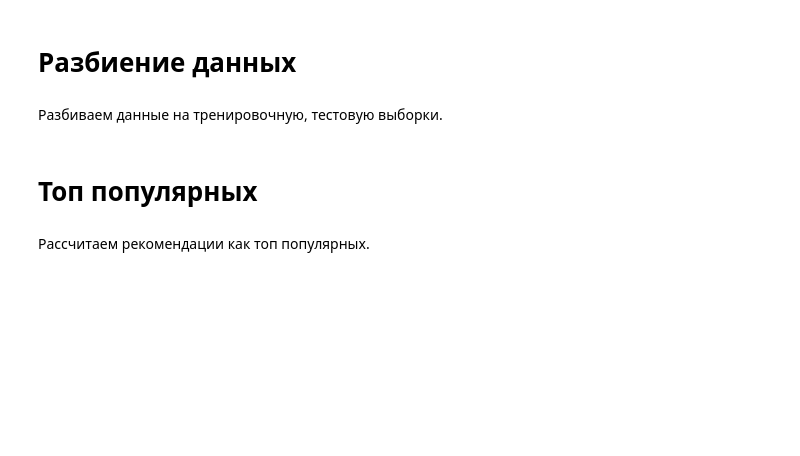
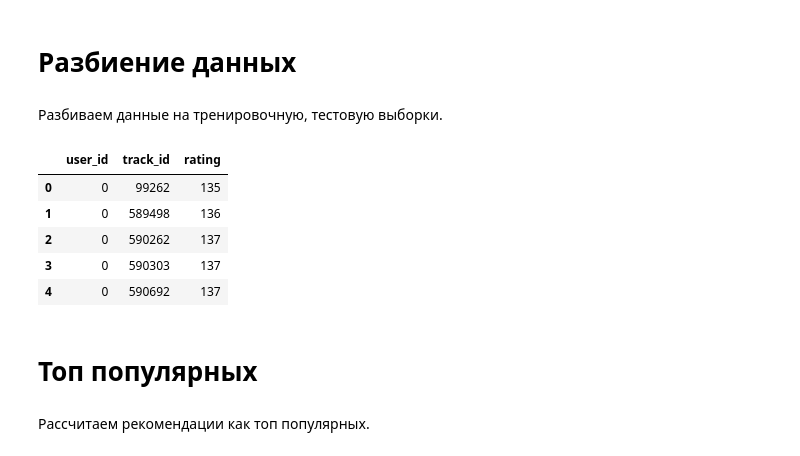
Before and after one commit to AlexChudinov/mle-project-sprint-4-v001, a Jupyter notebook: recommendations.ipynb, the cells around one changed output. Drawn from its saved outputs; the diff is of its cells as text; code cells hidden in the pictures; blank space fills up the shorter version.

```diff
--- a/recommendations.ipynb
+++ b/recommendations.ipynb
@@ -424,7 +432,19 @@ _ = gc.collect()
+# %%
+items = pd.read_parquet(output_data_path / "items.parquet")
+events = pd.read_parquet(output_data_path / "events.parquet")
 # %% [markdown]
 # Разбиение данных
 # %% [markdown]
 Разбиваем данные на тренировочную, тестовую выборки.
+# %%
+events.head()
+# %% [output]
+|  | user_id | track_id | rating |
+| 0 | 0 | 99262 | 135 |
+| 1 | 0 | 589498 | 136 |
+| 2 | 0 | 590262 | 137 |
+| 3 | 0 | 590303 | 137 |
+| 4 | 0 | 590692 | 137 |
 # %% [markdown]
 # Топ популярных
 # %% [markdown]
```
Also changed, not shown: parts of 9 cells of this notebook, 3 other files.
